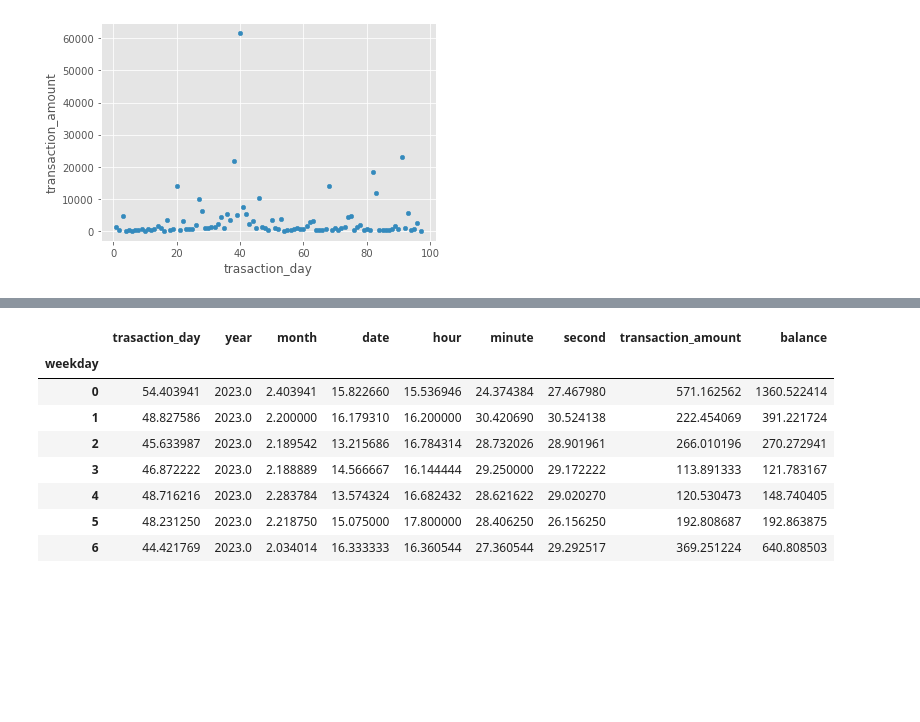
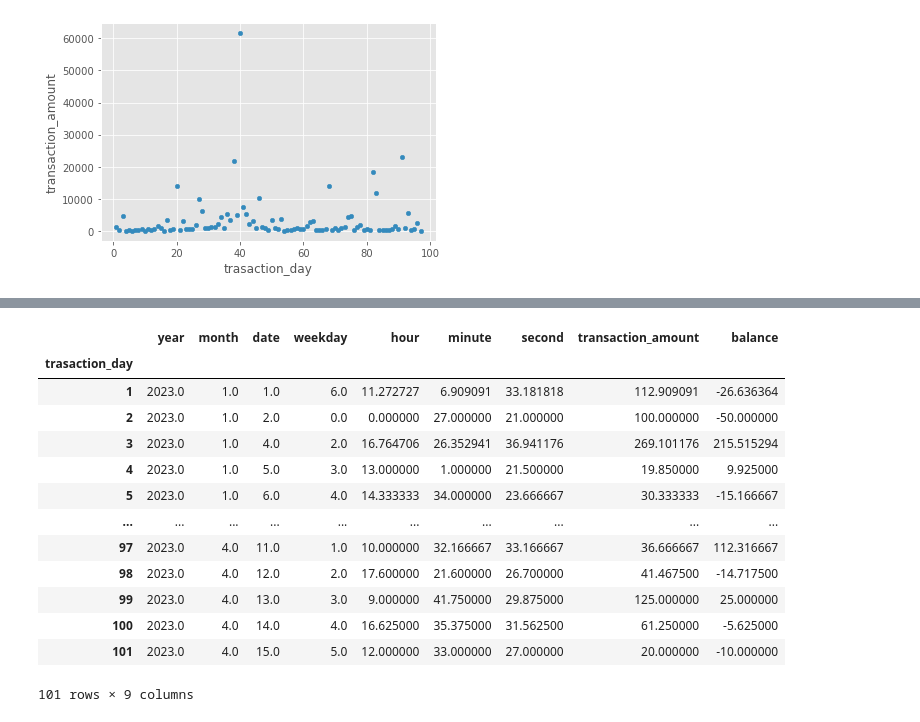
Before and after one commit to Derrick-Mulwa/M-Tracker, a Jupyter notebook: Data exploration.ipynb, the cells around one changed output, grey strips where cells are left out. Cells and saved outputs as stored; diff of their text form; code cells hidden in the pictures; blank space fills up the shorter version.

```diff
--- a/Data exploration.ipynb
+++ b/Data exploration.ipynb
@@ -9,7 +33,7 @@ db = mysql.connector.connect(
     host = 'localhost',
     password ='root')
 
-querry = 'SELECT * FROM mtracker.user_derrick;'
+querry = 'SELECT * FROM mtracker.derrick;'
 # %%
 df = pd.read_sql(querry, db)
 df.set_index('receipt', inplace = True)
@@ -219,12 +288,18 @@ data.plot(kind = 'scatter', x = 'trasaction_day', y = 'transaction_amount')
 # %%
-df.groupby('weekday').mean()
+data = df.groupby('trasaction_day').mean()
+data
 # %% [output]
-|  | trasaction_day | year | month | date | hour | minute | second | transaction_amount | balance |
-| weekday |  |  |  |  |  |  |  |  |  |
-| 0 | 54.403941 | 2023.0 | 2.403941 | 15.822660 | 15.536946 | 24.374384 | 27.467980 | 571.162562 | 1360.522414 |
-| 1 | 48.827586 | 2023.0 | 2.200000 | 16.179310 | 16.200000 | 30.420690 | 30.524138 | 222.454069 | 391.221724 |
-| 2 | 45.633987 | 2023.0 | 2.189542 | 13.215686 | 16.784314 | 28.732026 | 28.901961 | 266.010196 | 270.272941 |
-| 3 | 46.872222 | 2023.0 | 2.188889 | 14.566667 | 16.144444 | 29.250000 | 29.172222 | 113.891333 | 121.783167 |
-| 4 | 48.716216 | 2023.0 | 2.283784 | 13.574324 | 16.682432 | 28.621622 | 29.020270 | 120.530473 | 148.740405 |
-| 5 | 48.231250 | 2023.0 | 2.218750 | 15.075000 | 17.800000 | 28.406250 | 26.156250 | 192.808687 | 192.863875 |
-| 6 | 44.421769 | 2023.0 | 2.034014 | 16.333333 | 16.360544 | 27.360544 | 29.292517 | 369.251224 | 640.808503 |
+|  | year | month | date | weekday | hour | minute | second | transaction_amount | balance |
+| trasaction_day |  |  |  |  |  |  |  |  |  |
+| 1 | 2023.0 | 1.0 | 1.0 | 6.0 | 11.272727 | 6.909091 | 33.181818 | 112.909091 | -26.636364 |
+| 2 | 2023.0 | 1.0 | 2.0 | 0.0 | 0.000000 | 27.000000 | 21.000000 | 100.000000 | -50.000000 |
+| 3 | 2023.0 | 1.0 | 4.0 | 2.0 | 16.764706 | 26.352941 | 36.941176 | 269.101176 | 215.515294 |
+| 4 | 2023.0 | 1.0 | 5.0 | 3.0 | 13.000000 | 1.000000 | 21.500000 | 19.850000 | 9.925000 |
+| 5 | 2023.0 | 1.0 | 6.0 | 4.0 | 14.333333 | 34.000000 | 23.666667 | 30.333333 | -15.166667 |
+| ... | ... | ... | ... | ... | ... | ... | ... | ... | ... |
+| 97 | 2023.0 | 4.0 | 11.0 | 1.0 | 10.000000 | 32.166667 | 33.166667 | 36.666667 | 112.316667 |
+| 98 | 2023.0 | 4.0 | 12.0 | 2.0 | 17.600000 | 21.600000 | 26.700000 | 41.467500 | -14.717500 |
+| 99 | 2023.0 | 4.0 | 13.0 | 3.0 | 9.000000 | 41.750000 | 29.875000 | 125.000000 | 25.000000 |
+| 100 | 2023.0 | 4.0 | 14.0 | 4.0 | 16.625000 | 35.375000 | 31.562500 | 61.250000 | -5.625000 |
+| 101 | 2023.0 | 4.0 | 15.0 | 5.0 | 12.000000 | 33.000000 | 27.000000 | 20.000000 | -10.000000 |
+101 rows × 9 columns
```
Also changed, not shown: parts of 12 cells of this notebook, 22 other files.
